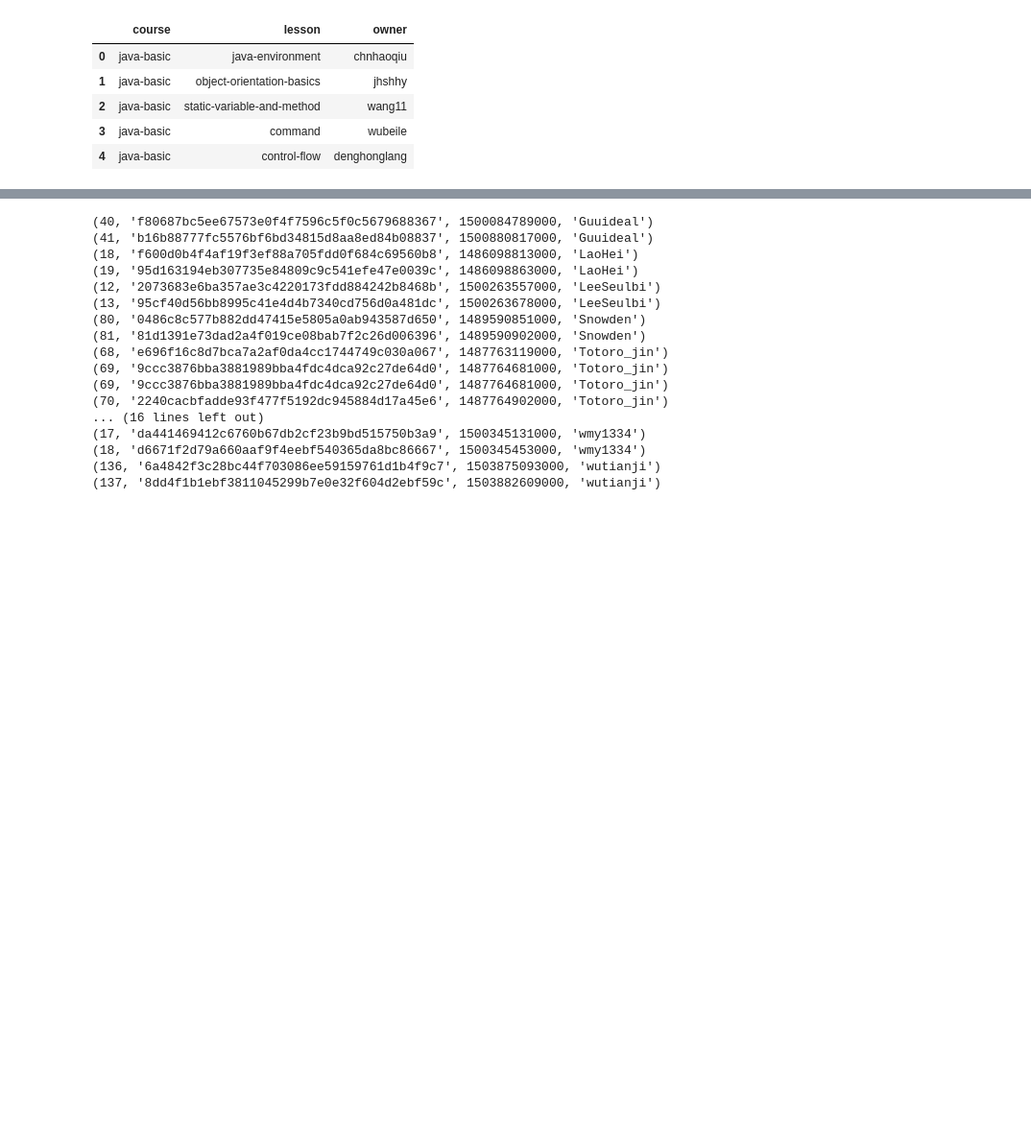
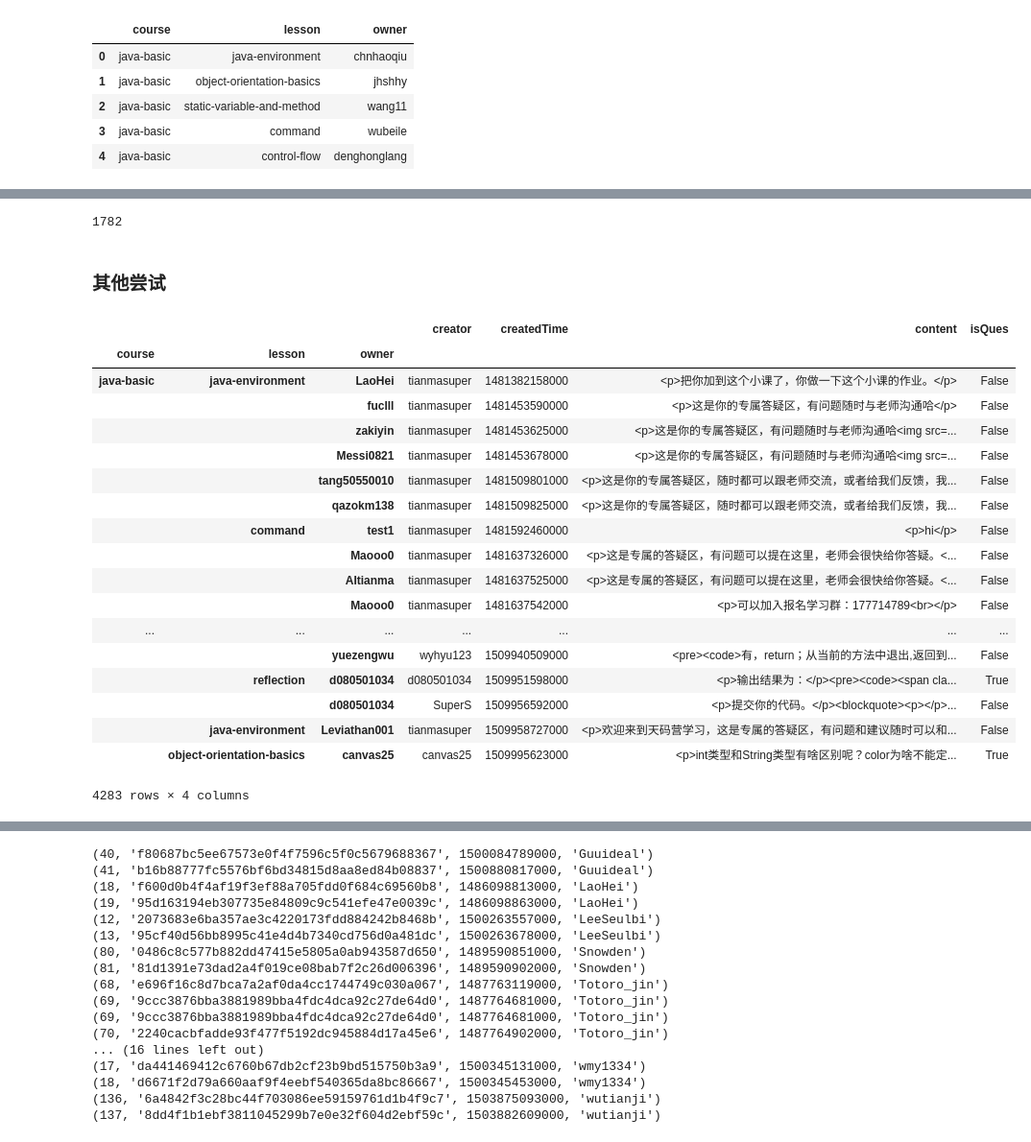
Before and after one commit to xzhren/autoQA, a Jupyter notebook: QAUtils-Test.ipynb, the cells around one changed output, grey strips where cells are left out. Shown at 96% size. Saved outputs shown, nothing was run; the diff lists cells and outputs as text; code cells hidden in the pictures; blank space fills up the shorter version.

```diff
--- a/QAUtils-Test.ipynb
+++ b/QAUtils-Test.ipynb
@@ -62,0 +315,35 @@ print(result)
+# %%
+lessonQA_keys.shape[0]
+# %% [output]
+1782
+# %% [markdown]
+### 其他尝试
+# %%
+lesson_qa_df = lessonQA.lesson_qa_df.drop(['id'], axis=1)
+# %%
+lesson_qa_df = lesson_qa_df.sort_values(by=['lesson'], ascending=True)
+# %%
+lesson_qa_df = lesson_qa_df.sort_values(by=['createdTime'], ascending=True)
+# %%
+lesson_qa_df = lesson_qa_df.set_index(['course','lesson','owner'])
+lesson_qa_df
+# %% [output]
+|  |  |  | creator | createdTime | content | isQues |
+| course | lesson | owner |  |  |  |  |
+| java-basic | java-environment | LaoHei | tianmasuper | 1481382158000 | <p>把你加到这个小课了，你做一下这个小课的作业。</p> | False |
+|  |  | fuclll | tianmasuper | 1481453590000 | <p>这是你的专属答疑区，有问题随时与老师沟通哈</p> | False |
+|  |  | zakiyin | tianmasuper | 1481453625000 | <p>这是你的专属答疑区，有问题随时与老师沟通哈<img src=... | False |
+|  |  | Messi0821 | tianmasuper | 1481453678000 | <p>这是你的专属答疑区，有问题随时与老师沟通哈<img src=... | False |
+|  |  | tang50550010 | tianmasuper | 1481509801000 | <p>这是你的专属答疑区，随时都可以跟老师交流，或者给我们反馈，我... | False |
+|  |  | qazokm138 | tianmasuper | 1481509825000 | <p>这是你的专属答疑区，随时都可以跟老师交流，或者给我们反馈，我... | False |
+|  | command | test1 | tianmasuper | 1481592460000 | <p>hi</p> | False |
+|  |  | Maooo0 | tianmasuper | 1481637326000 | <p>这是专属的答疑区，有问题可以提在这里，老师会很快给你答疑。<... | False |
+|  |  | AItianma | tianmasuper | 1481637525000 | <p>这是专属的答疑区，有问题可以提在这里，老师会很快给你答疑。<... | False |
+|  |  | Maooo0 | tianmasuper | 1481637542000 | <p>可以加入报名学习群：177714789<br></p> | False |
+| ... | ... | ... | ... | ... | ... | ... |
+|  |  | yuezengwu | wyhyu123 | 1509940509000 | <pre><code>有，return；从当前的方法中退出,返回到... | False |
+|  | reflection | d080501034 | d080501034 | 1509951598000 | <p>输出结果为：</p><pre><code><span cla... | True |
+|  |  | d080501034 | SuperS | 1509956592000 | <p>提交你的代码。</p><blockquote><p></p>... | False |
+|  | java-environment | Leviathan001 | tianmasuper | 1509958727000 | <p>欢迎来到天码营学习，这是专属的答疑区，有问题和建议随时可以和... | False |
+|  | object-orientation-basics | canvas25 | canvas25 | 1509995623000 | <p>int类型和String类型有啥区别呢？color为啥不能定... | True |
+4283 rows × 4 columns
```
Also changed, not shown: parts of 25 cells of this notebook, 2 other files.
